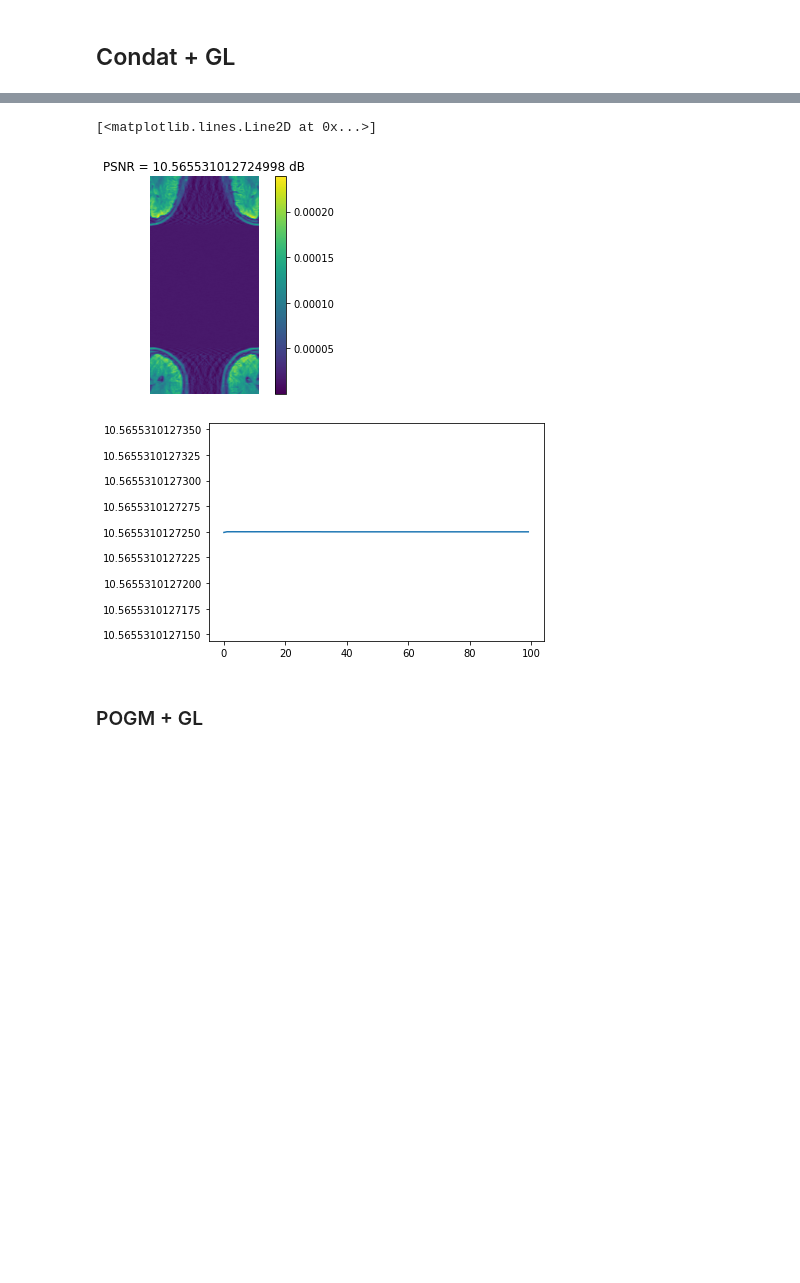
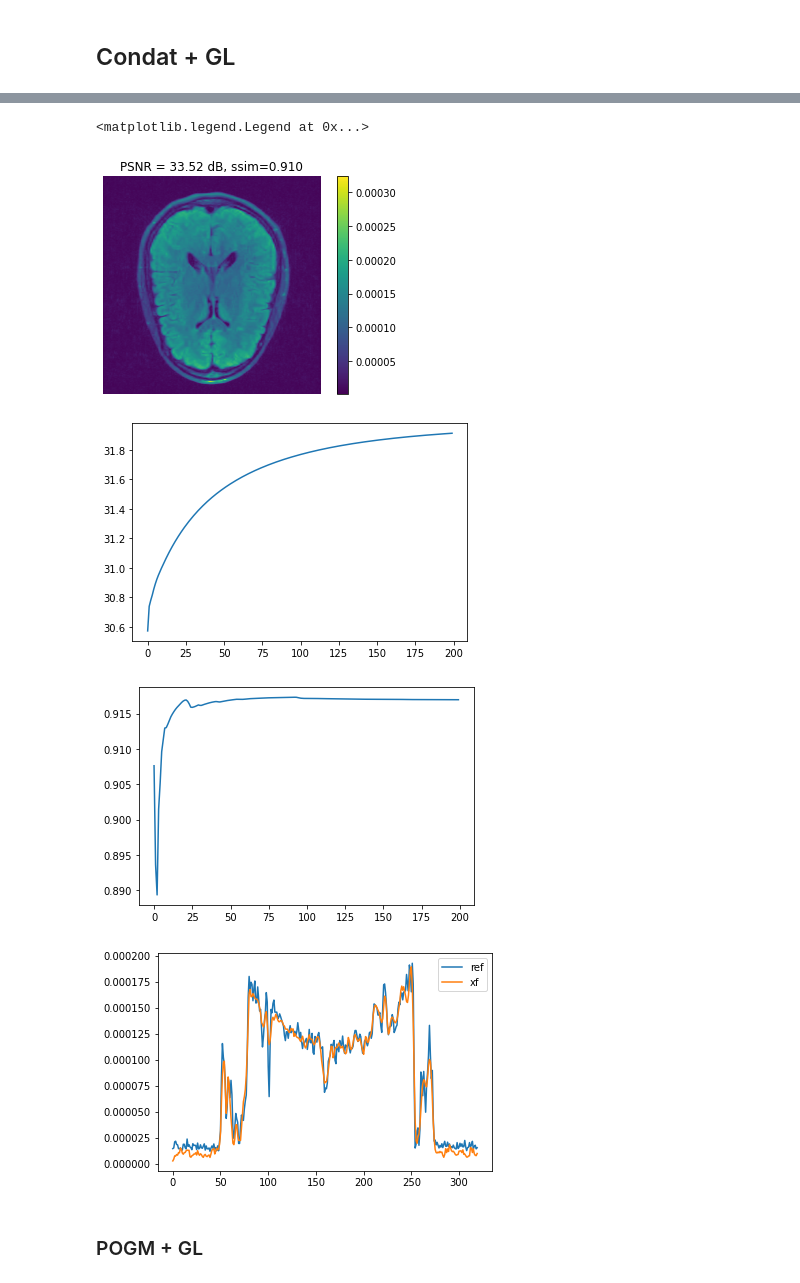
Before and after one commit to paquiteau/pysap-mri-online, a Jupyter notebook: notebook/offline_reconstruction.ipynb, the cells around one changed output, grey strips where cells are left out. Drawn from its saved outputs; the diff is of its cells as text; code cells hidden in the pictures; blank space fills up the shorter version.

```diff
--- a/notebook/offline_reconstruction.ipynb
+++ b/notebook/offline_reconstruction.ipynb
@@ -89,12 +107,16 @@ fourier_op = FFT(mask=final_mask,
                  n_jobs=N_JOBS)
 
 # Wavelets coefficients for each coils
-linear_op = WaveletN("sym8", nb_scale=4, n_coils=N_COILS, n_jobs=N_JOBS)
+linear_op = WaveletN("sym8", nb_scale=4, n_coils=N_COILS, n_jobs=-1)
 # initialisation of wavelet transform
 linear_op.op(np.zeros_like(final_k))
 
 # Regularizer definition
-GL_op = GroupLASSO(weights=1e-3)
+if N_COILS ==1:
+    GL_op = LASSO(weights=1e-6)
+else:
+    GL_op = GroupLASSO(weights=2e-6)
+
 OWL_op = OWL(alpha=1e-05,
              beta=1e-12,
              bands_shape=linear_op.coeffs_shape,
@@ -112,15 +134,22 @@ solver = CalibrationlessReconstructor(
         gradient_formulation="analysis",
         verbose=0)
 
-metrics = {'psnr': {'metric': lambda test, ref: psnr_ssos(test,ref),
+metrics = {'psnr': {'metric': lambda test, ref, mask: psnr_ssos(test,ref),
                         'mapping': {'x_new': 'test'},
                         'early_stopping': False,
-                        'cst_kwargs': {'ref': real_img},
+                        'cst_kwargs': {'ref': real_img,
+                                       'mask': square_mask},
+                        },
+          'ssim': {'metric': lambda test, ref,mask: ssim_ssos(test,ref),
+                        'mapping': {'x_new': 'test'},
+                        'early_stopping': False,
+                        'cst_kwargs': {'ref': real_img,
+                                       'mask': square_mask},
                         }}
 xf_condat, cost, metric_results_condatvu= solver.reconstruct(final_k,
                                                              optimization_alg='condatvu',
                                                              metrics=metrics,
-                                                             metric_call_period=1,
+                                                             metric_call_period=1,num_iterations=200
                                                         )
 
 
@@ -134,13 +163,24 @@ WARNING: <class 'mri.operators.linear.wavelet.WaveletN'> does not inherit an ope
 # %%
-psnr = psnr_ssos(xf_condat,real_img)
-implot(ssos(xf_condat),title=f"PSNR = {psnr} dB", colorbar=True)
+psnr = psnr_ssos(xf_condat,real_img,mask=square_mask)
+ssim = ssim_ssos(xf_condat,real_img,mask=square_mask)
+
+implot(ssos(xf_condat),title=f"PSNR = {psnr:.2f} dB, ssim={ssim:.3f}",mask=square_mask, colorbar=True)
 fig,ax = plt.subplots()
 ax.get_yaxis().get_major_formatter().set_useOffset(False)
 ax.plot(metric_results_condatvu['psnr']['index'],metric_results_condatvu['psnr']['values'])
+plt.figure()
+plt.plot(metric_results_condatvu['ssim']['index'],metric_results_condatvu['ssim']['values'])
+
+plt.figure()
+plt.plot(abs(real_img[320]),label='ref')
+plt.plot(ssos(xf_condat)[320],label='xf')
+plt.legend()
 # %% [output]
-[<matplotlib.lines.Line2D at 0x...>]
+<matplotlib.legend.Legend at 0x...>
-[figure, old version]
+[figure, new version]
-[figure, old version]
+[figure, new version]
+[figure, added]
+[figure, added]
 # %% [markdown]
 ### POGM + GL
 # %%
```
Also changed, not shown: parts of 12 cells of this notebook, 8 other files.
